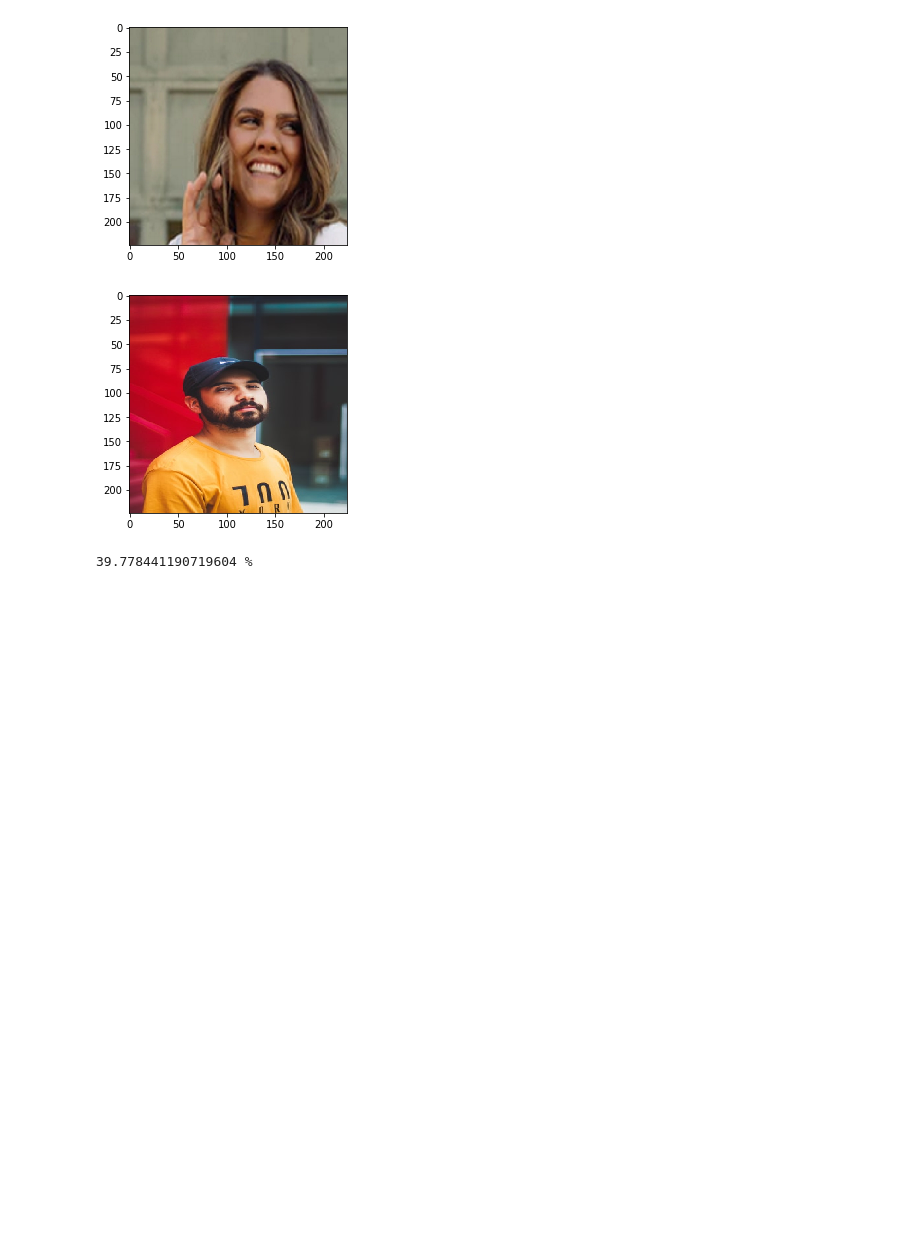
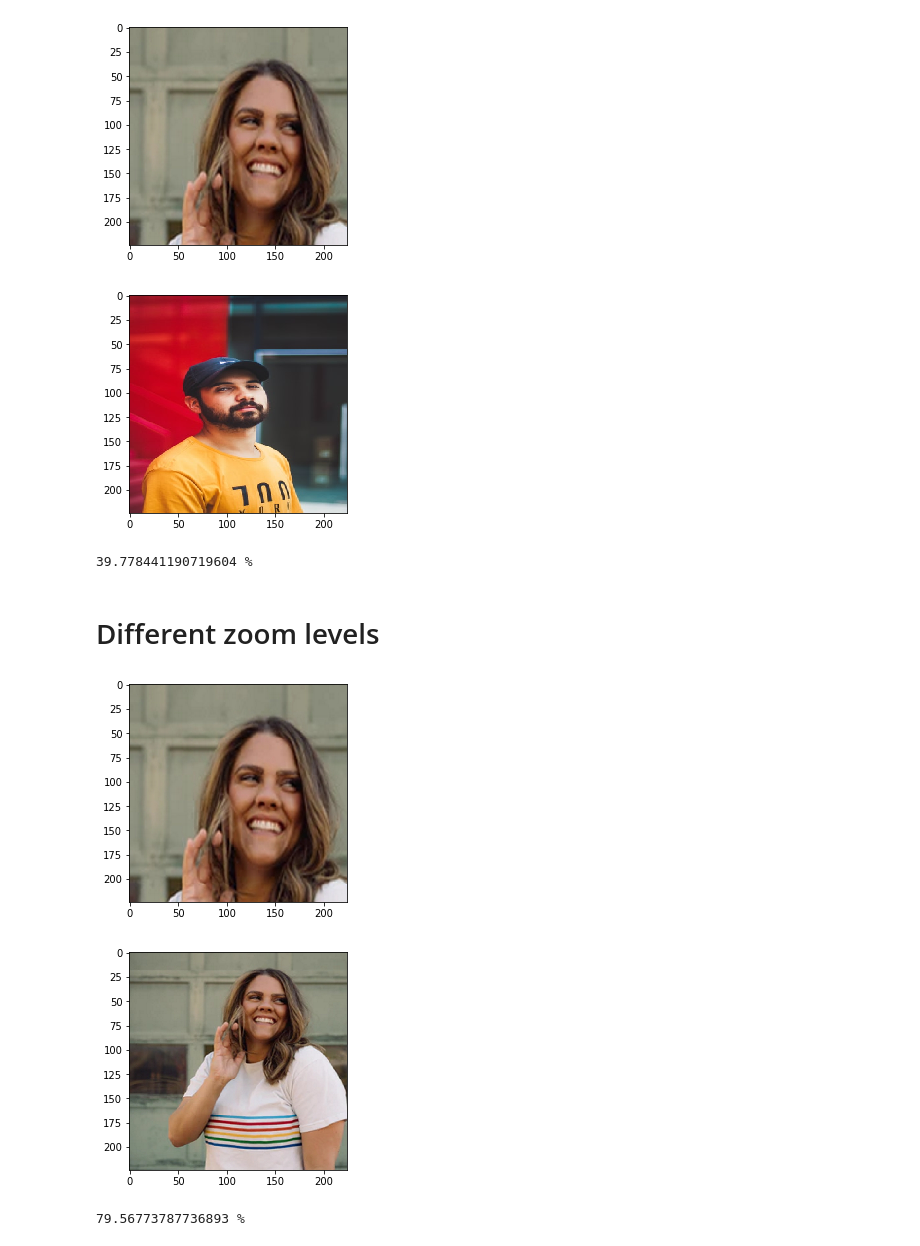
Before and after one commit to adreejish/Image_similarity, a Jupyter notebook: similarity_final.ipynb, the cells around one changed output. Drawn from its saved outputs; the diff is of its cells as text; code cells hidden in the pictures; blank space fills up the shorter version.

```diff
--- a/similarity_final.ipynb
+++ b/similarity_final.ipynb
@@ -66,3 +66,11 @@ find_similarity('../Downloads/peoplepics/girl1.jpg','../Downloads/peoplepics/man
 [figure]
 [figure]
 39.778441190719604 %
+# %% [markdown]
+# Different zoom levels
+# %%
+find_similarity('../Downloads/peoplepics/girl1.jpg','../Downloads/peoplepics/girl_large.jpg')
+# %% [output]
+[figure, added]
+[figure, added]
+79.56773787736893 %
```
Also changed, not shown: parts of 3 cells of this notebook.
